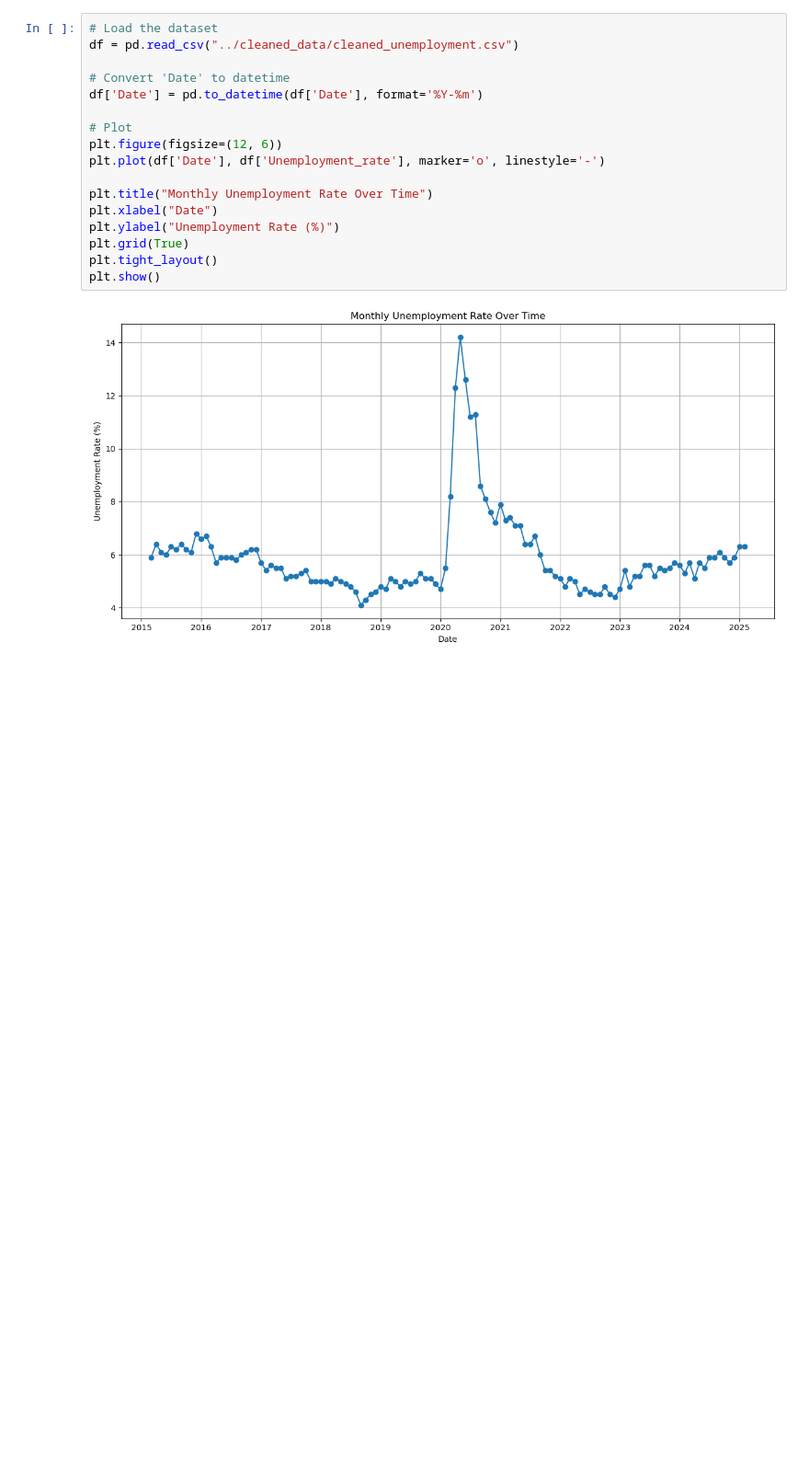
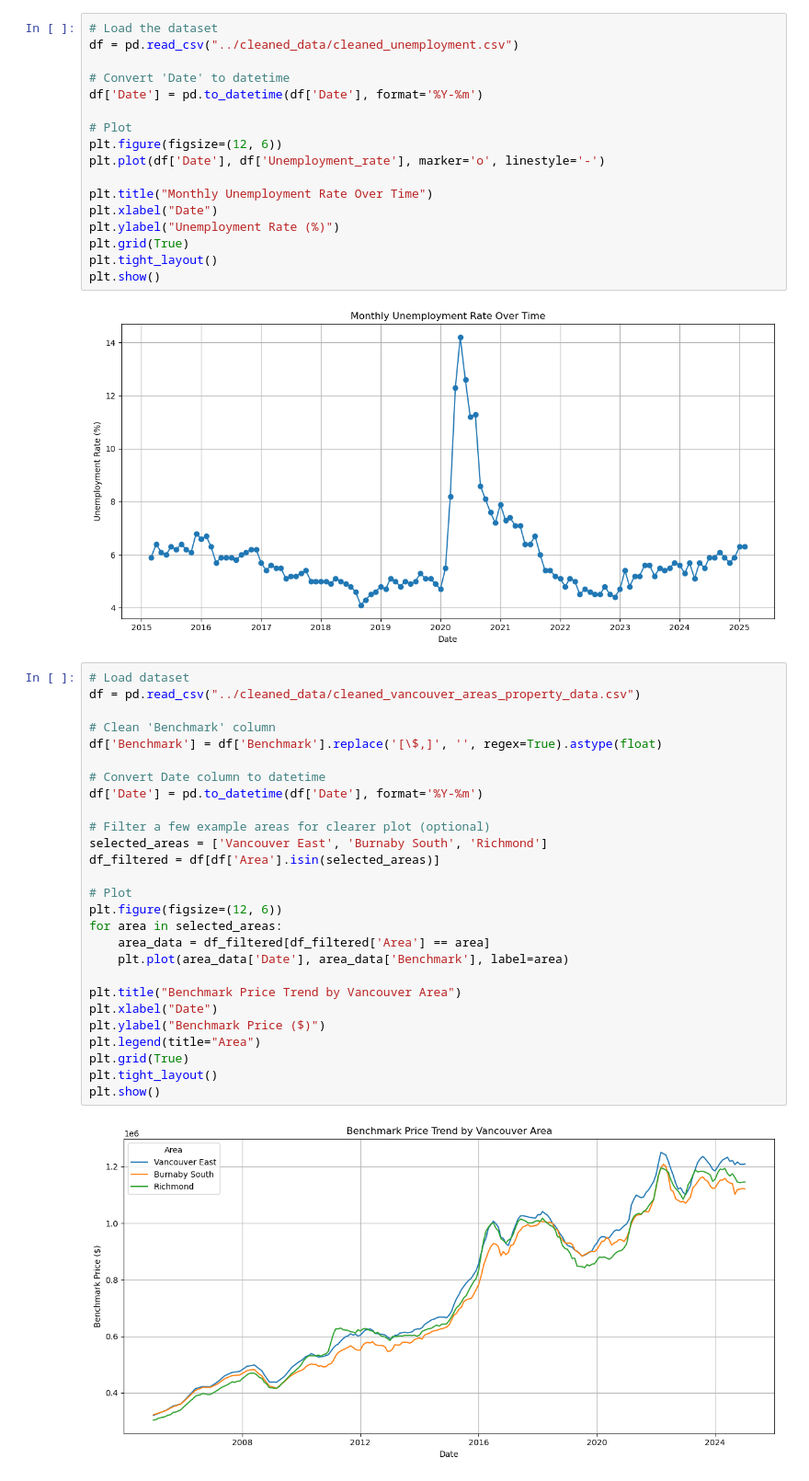
Before and after one commit to Ericzhouhy/CMPT_733_Final_Project, a Jupyter notebook: larry/cleand_data_visulization.ipynb, the cells around one changed output. Shown: that part at 92% size. Drawn from its saved outputs; the diff is of its cells as text; blank space fills up the shorter version.

Commit message:
Add line chart of benchmark price trends for selected Vancouver areas

```diff
--- a/larry/cleand_data_visulization.ipynb
+++ b/larry/cleand_data_visulization.ipynb
@@ -141,3 +141,32 @@ plt.tight_layout()
 plt.show()
 # %% [output]
 [figure]
+# %%
+# Load dataset
+df = pd.read_csv("../cleaned_data/cleaned_vancouver_areas_property_data.csv")
+
+# Clean 'Benchmark' column
+df['Benchmark'] = df['Benchmark'].replace('[\$,]', '', regex=True).astype(float)
+
+# Convert Date column to datetime
+df['Date'] = pd.to_datetime(df['Date'], format='%Y-%m')
+
+# Filter a few example areas for clearer plot (optional)
+selected_areas = ['Vancouver East', 'Burnaby South', 'Richmond']
+df_filtered = df[df['Area'].isin(selected_areas)]
+
+# Plot
+plt.figure(figsize=(12, 6))
+for area in selected_areas:
+    area_data = df_filtered[df_filtered['Area'] == area]
+    plt.plot(area_data['Date'], area_data['Benchmark'], label=area)
+
+plt.title("Benchmark Price Trend by Vancouver Area")
+plt.xlabel("Date")
+plt.ylabel("Benchmark Price ($)")
+plt.legend(title="Area")
+plt.grid(True)
+plt.tight_layout()
+plt.show()
+# %% [output]
+[figure, added]
```
